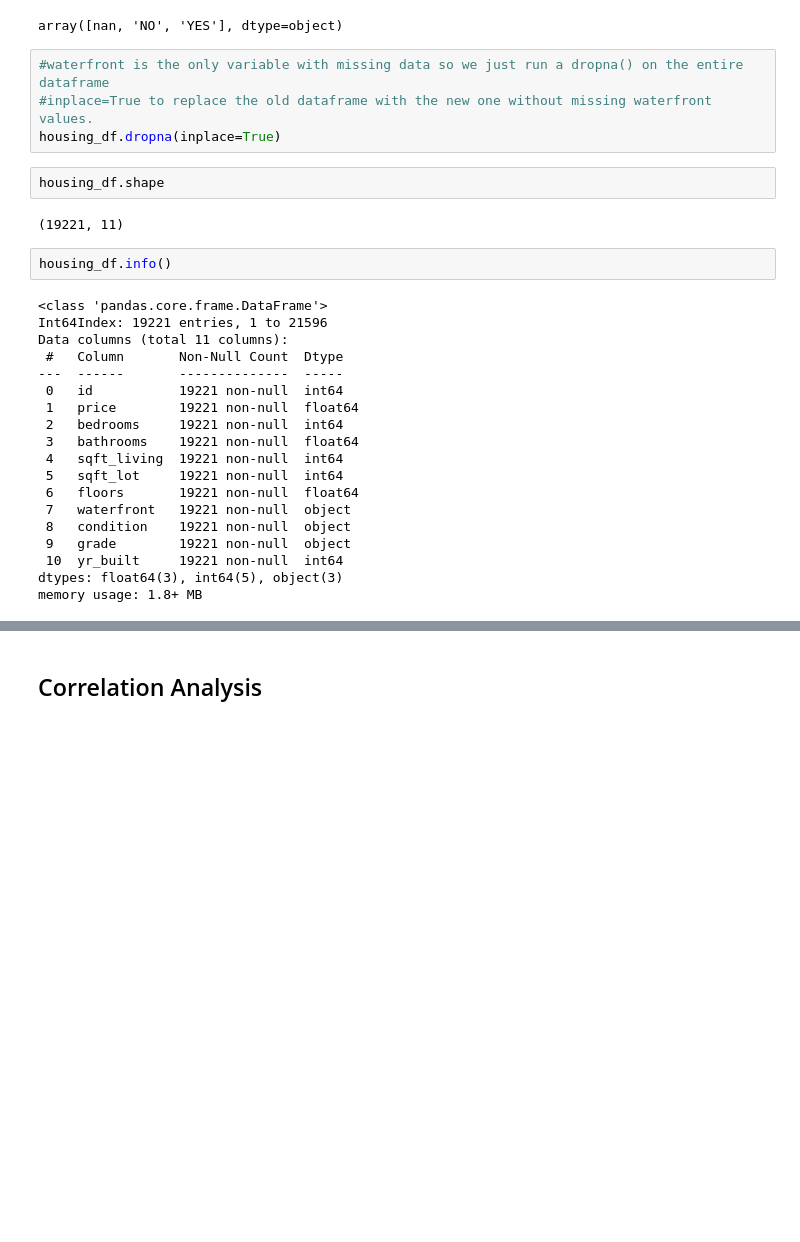
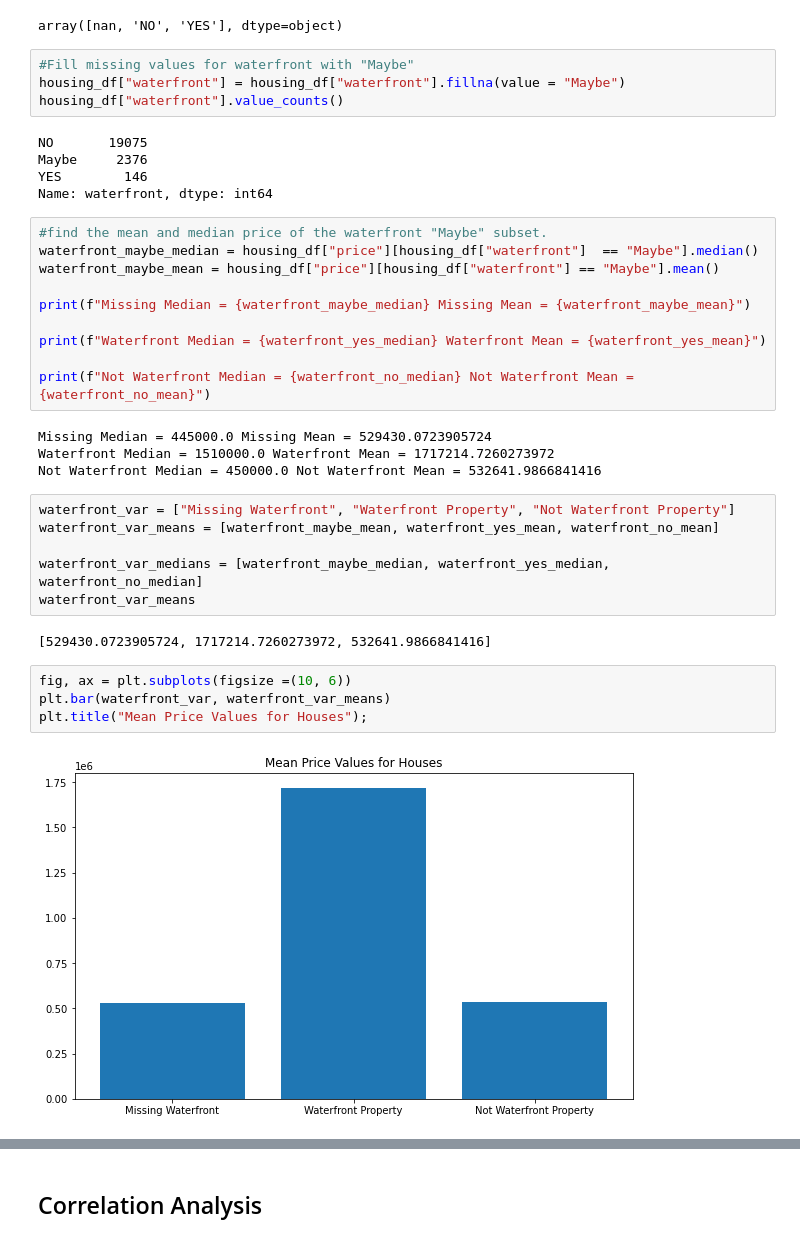
Before and after one commit to mboland23/dsc-phase-2-project-v2-3, a Jupyter notebook: Meg_Working_Notebook.ipynb, the cells around one changed output, grey strips where cells are left out. Cells and saved outputs as stored; diff of their text form; blank space fills up the shorter version.

Commit message:
Finished data cleaning

```diff
--- a/Meg_Working_Notebook.ipynb
+++ b/Meg_Working_Notebook.ipynb
@@ -221,32 +218,40 @@ housing_df["price"][housing_df["waterfront"]  == "NO"].max()
 housing_df["waterfront"].unique()
 # %% [output]
 array([nan, 'NO', 'YES'], dtype=object)
-# %%
-#waterfront is the only variable with missing data so we just run a dropna() on the entire dataframe
-#inplace=True to replace the old dataframe with the new one without missing waterfront values.
-housing_df.dropna(inplace=True)
-# %%
-housing_df.shape
-# %% [output]
-(19221, 11)
-# %%
-housing_df.info()
-# %% [output]
-<class 'pandas.core.frame.DataFrame'>
-Int64Index: 19221 entries, 1 to 21596
-Data columns (total 11 columns):
- #   Column       Non-Null Count  Dtype
----  ------       --------------  -----
- 0   id           19221 non-null  int64
- 1   price        19221 non-null  float64
- 2   bedrooms     19221 non-null  int64
- 3   bathrooms    19221 non-null  float64
- 4   sqft_living  19221 non-null  int64
- 5   sqft_lot     19221 non-null  int64
- 6   floors       19221 non-null  float64
- 7   waterfront   19221 non-null  object
- 8   condition    19221 non-null  object
- 9   grade        19221 non-null  object
- 10  yr_built     19221 non-null  int64
-dtypes: float64(3), int64(5), object(3)
-memory usage: 1.8+ MB
+# %%
+#Fill missing values for waterfront with "Maybe"
+housing_df["waterfront"] = housing_df["waterfront"].fillna(value = "Maybe")
+housing_df["waterfront"].value_counts()
+# %% [output]
+NO       19075
+Maybe     2376
+YES        146
+Name: waterfront, dtype: int64
+# %%
+#find the mean and median price of the waterfront "Maybe" subset.
+waterfront_maybe_median = housing_df["price"][housing_df["waterfront"]  == "Maybe"].median()
+waterfront_maybe_mean = housing_df["price"][housing_df["waterfront"] == "Maybe"].mean()
+
+print(f"Missing Median = {waterfront_maybe_median} Missing Mean = {waterfront_maybe_mean}")
+
+print(f"Waterfront Median = {waterfront_yes_median} Waterfront Mean = {waterfront_yes_mean}")
+
+print(f"Not Waterfront Median = {waterfront_no_median} Not Waterfront Mean = {waterfront_no_mean}")
+# %% [output]
+Missing Median = 445000.0 Missing Mean = 529430.0723905724
+Waterfront Median = 1510000.0 Waterfront Mean = 1717214.7260273972
+Not Waterfront Median = 450000.0 Not Waterfront Mean = 532641.9866841416
+# %%
+waterfront_var = ["Missing Waterfront", "Waterfront Property", "Not Waterfront Property"]
+waterfront_var_means = [waterfront_maybe_mean, waterfront_yes_mean, waterfront_no_mean]
+
+waterfront_var_medians = [waterfront_maybe_median, waterfront_yes_median, waterfront_no_median]
+waterfront_var_means
+# %% [output]
+[529430.0723905724, 1717214.7260273972, 532641.9866841416]
+# %%
+fig, ax = plt.subplots(figsize =(10, 6))
+plt.bar(waterfront_var, waterfront_var_means)
+plt.title("Mean Price Values for Houses");
+# %% [output]
+[figure, added]
```
Also changed, not shown: parts of 63 cells of this notebook.
